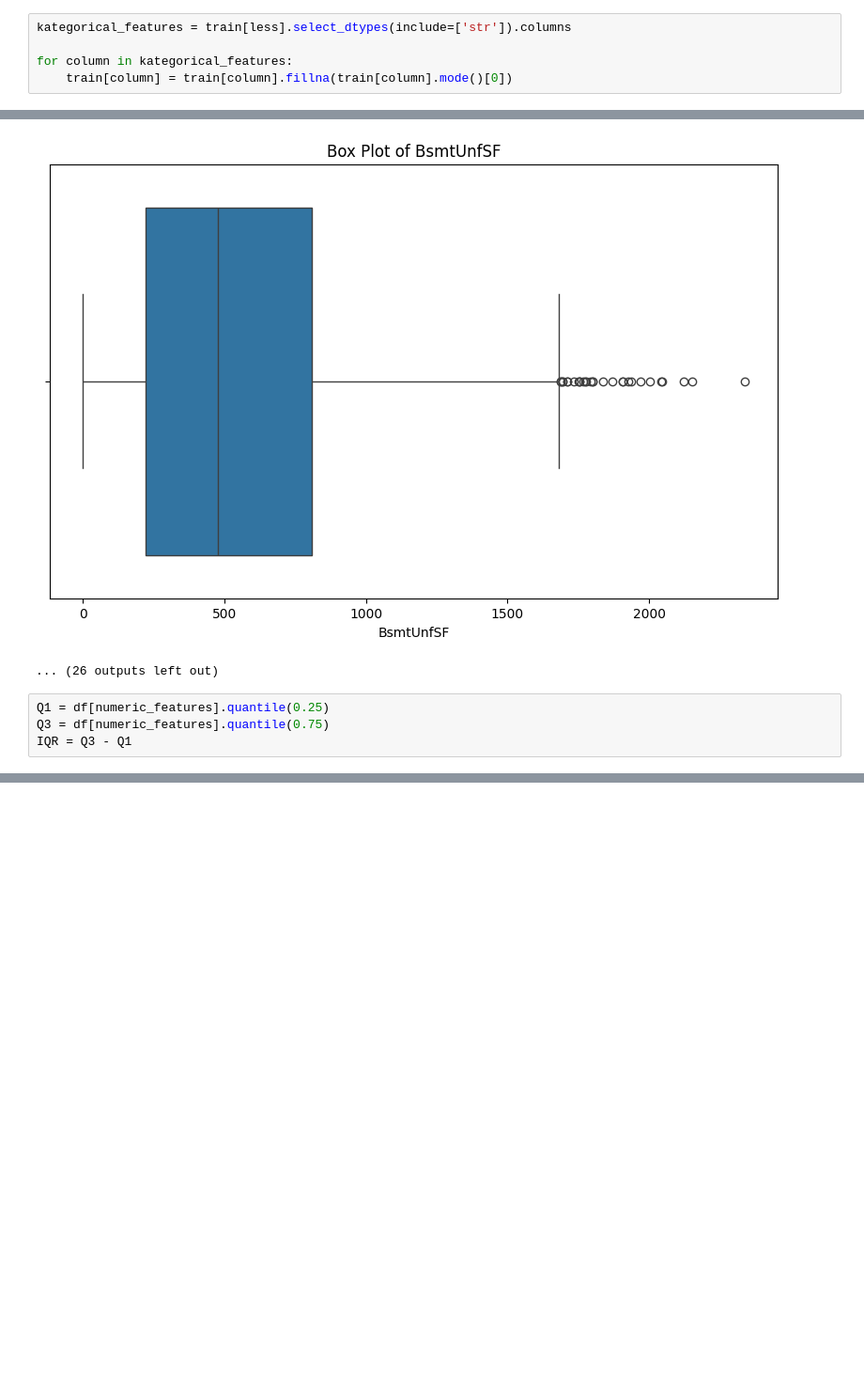
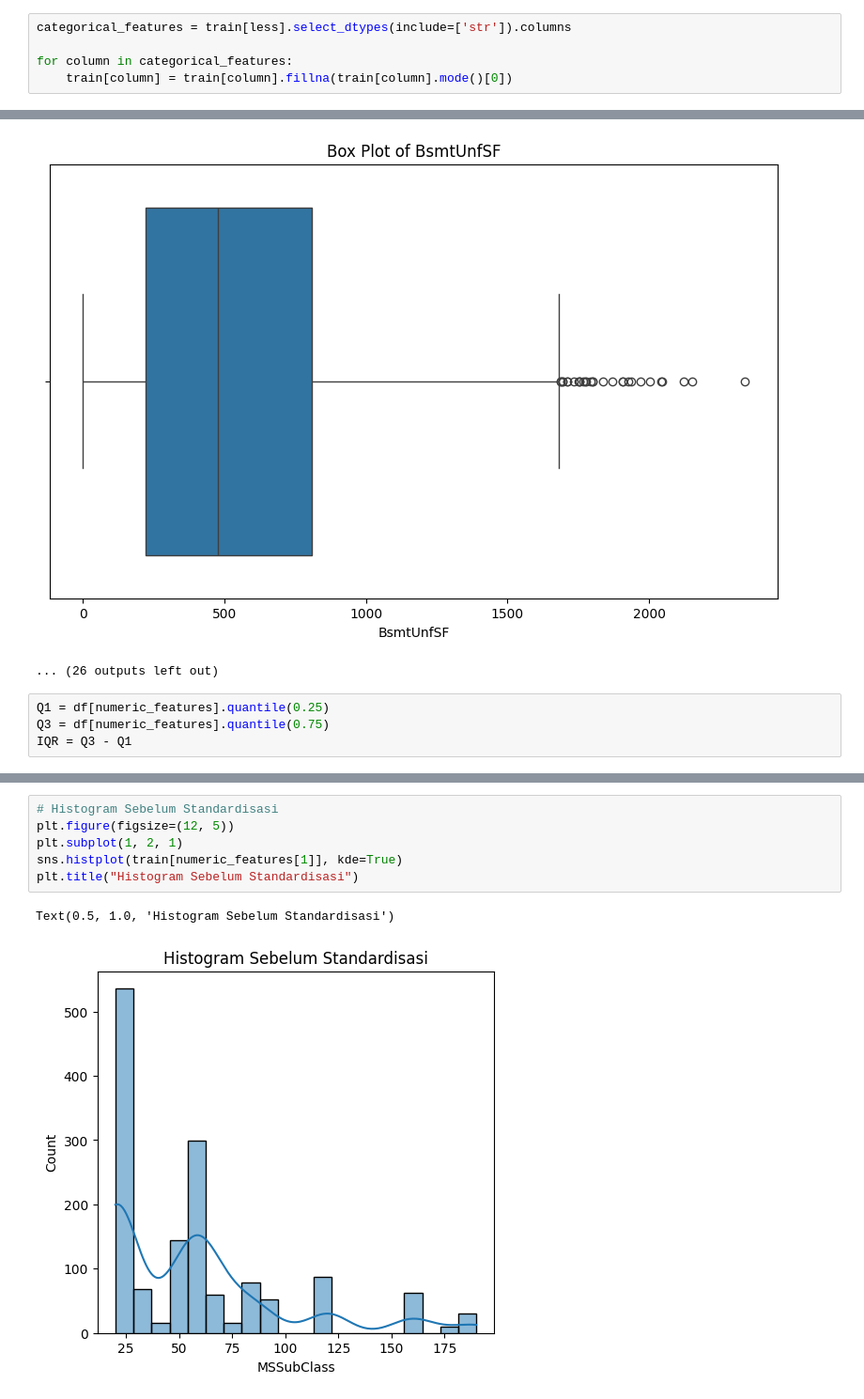
Before and after one commit to fkrhykal/dicoding-house-pricing, a Jupyter notebook: cleaning.ipynb, the cells around one changed output, grey strips where cells are left out. Shown at 94% size. Saved outputs shown, nothing was run; the diff lists cells and outputs as text; blank space fills up the shorter version.

```diff
--- a/cleaning.ipynb
+++ b/cleaning.ipynb
@@ -66,9 +79,9 @@ over = missing_values[missing_values >= 1_000].index
 numeric_features = train[less].select_dtypes(include=['number']).columns
 train[numeric_features] = train[numeric_features].fillna(train[numeric_features].median())
 # %%
-kategorical_features = train[less].select_dtypes(include=['str']).columns
+categorical_features = train[less].select_dtypes(include=['str']).columns
 
-for column in kategorical_features:
+for column in categorical_features:
     train[column] = train[column].fillna(train[column].mode()[0])
 # %%
 df = train.drop(columns=over)
@@ -118,0 +127,9 @@ Series([], dtype: int64)
+# %%
+# Histogram Sebelum Standardisasi
+plt.figure(figsize=(12, 5))
+plt.subplot(1, 2, 1)
+sns.histplot(train[numeric_features[1]], kde=True)
+plt.title("Histogram Sebelum Standardisasi")
+# %% [output]
+Text(0.5, 1.0, 'Histogram Sebelum Standardisasi')
+[figure, added]
```
Also changed, not shown: parts of 12 cells of this notebook, 1 other file.
